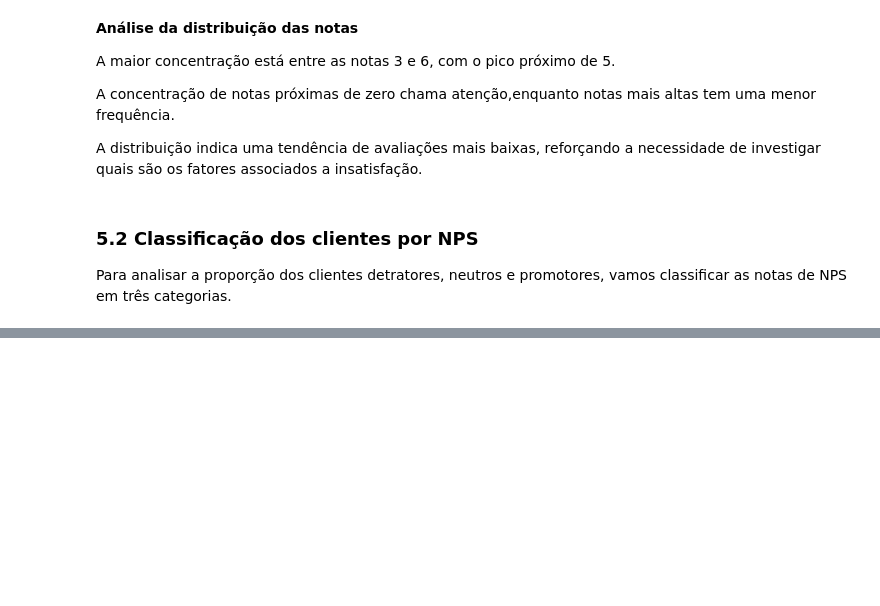
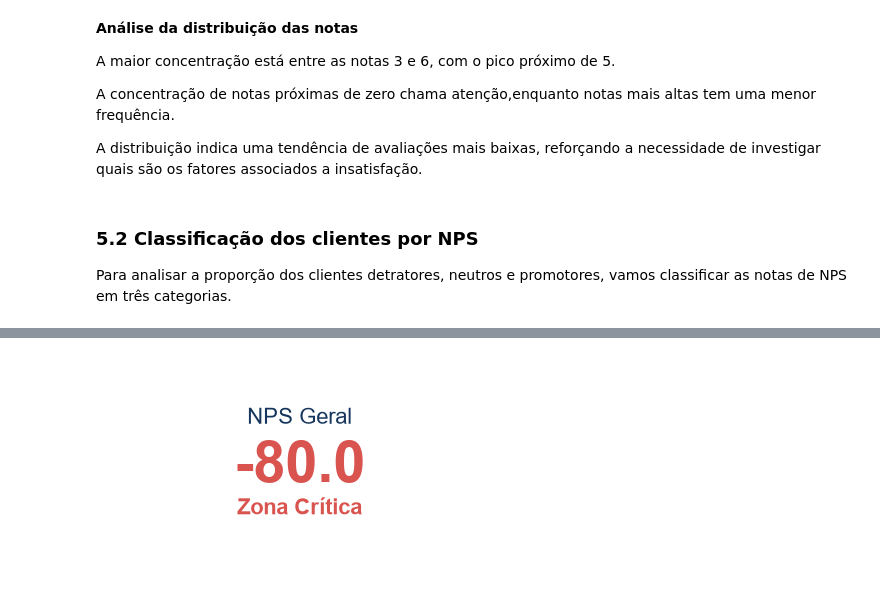
Before and after one commit to CelioRodrigues/analise-nps, a Jupyter notebook: notebooks/01_analise_exploratoria.ipynb, the cells around one changed output, grey strips where cells are left out. Drawn from its saved outputs; the diff is of its cells as text; code cells hidden in the pictures; blank space fills up the shorter version.

```diff
--- a/notebooks/01_analise_exploratoria.ipynb
+++ b/notebooks/01_analise_exploratoria.ipynb
@@ -297,0 +347,34 @@ Name: count, dtype: int64
+# %%
+# Cartão para ênfase do NPS geral
+plt.figure(figsize=(5, 2.8))
+
+plt.text(
+    0.5, 0.72, "NPS Geral",
+    fontsize=16,
+    ha="center",
+    color=AZUL
+)
+
+plt.text(
+    0.5, 0.45, f"{nps_geral:.1f}",
+    fontsize=42,
+    fontweight="bold",
+    ha="center",
+    color="#D9534F"
+)
+
+plt.text(
+    0.5, 0.3, "Zona Crítica",
+    fontsize=16,
+    fontweight="bold",
+    ha="center",
+    color="#D9534F"
+)
+
+plt.xlim(0, 1)
+plt.ylim(0, 1)
+plt.axis("off")
+
+plt.show()
+# %% [output]
+[figure, added]
```
Also changed, not shown: parts of 18 cells of this notebook.
